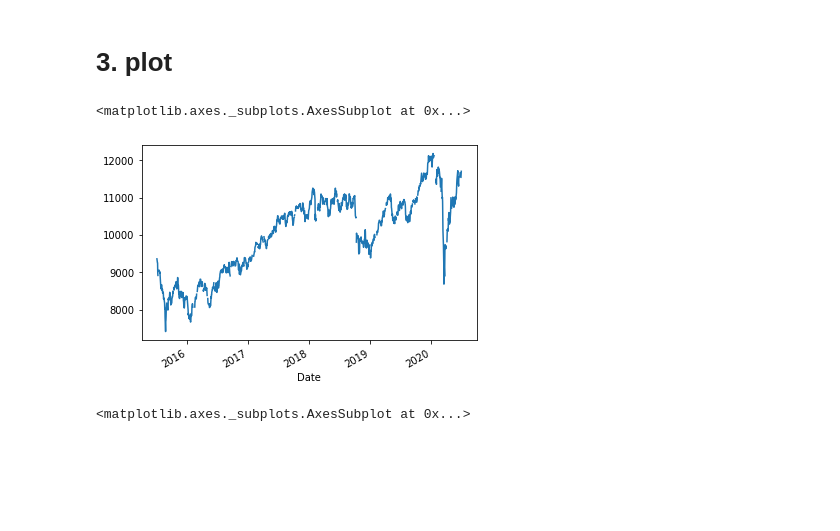
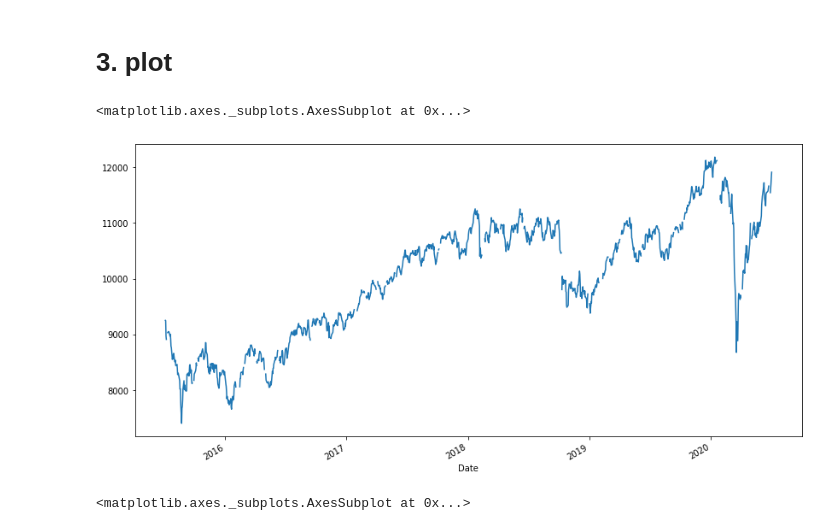
Before and after one commit to tewei0328/teach-TS, a Jupyter notebook: TS_datareader_Fourier_markup.ipynb, the cells around one changed output. Drawn from its saved outputs; the diff is of its cells as text; code cells hidden in the pictures; blank space fills up the shorter version.

```diff
--- a/TS_datareader_Fourier_markup.ipynb
+++ b/TS_datareader_Fourier_markup.ipynb
@@ -156,10 +168,10 @@ plt.show()
 # %% [markdown]
 # 3. plot
 # %%
-df_many.Close['^TWII'].plot()
+df_many.Close['^TWII'].plot(figsize=(14,7))
 # %% [output]
 <matplotlib.axes._subplots.AxesSubplot at 0x...>
-[figure, old version]
+[figure, new version]
 # %%
 df_many.Close['^TWII'].plot()
 df_many.Close['^GSPC'].plot()
```
Also changed, not shown: parts of 2 cells of this notebook.
